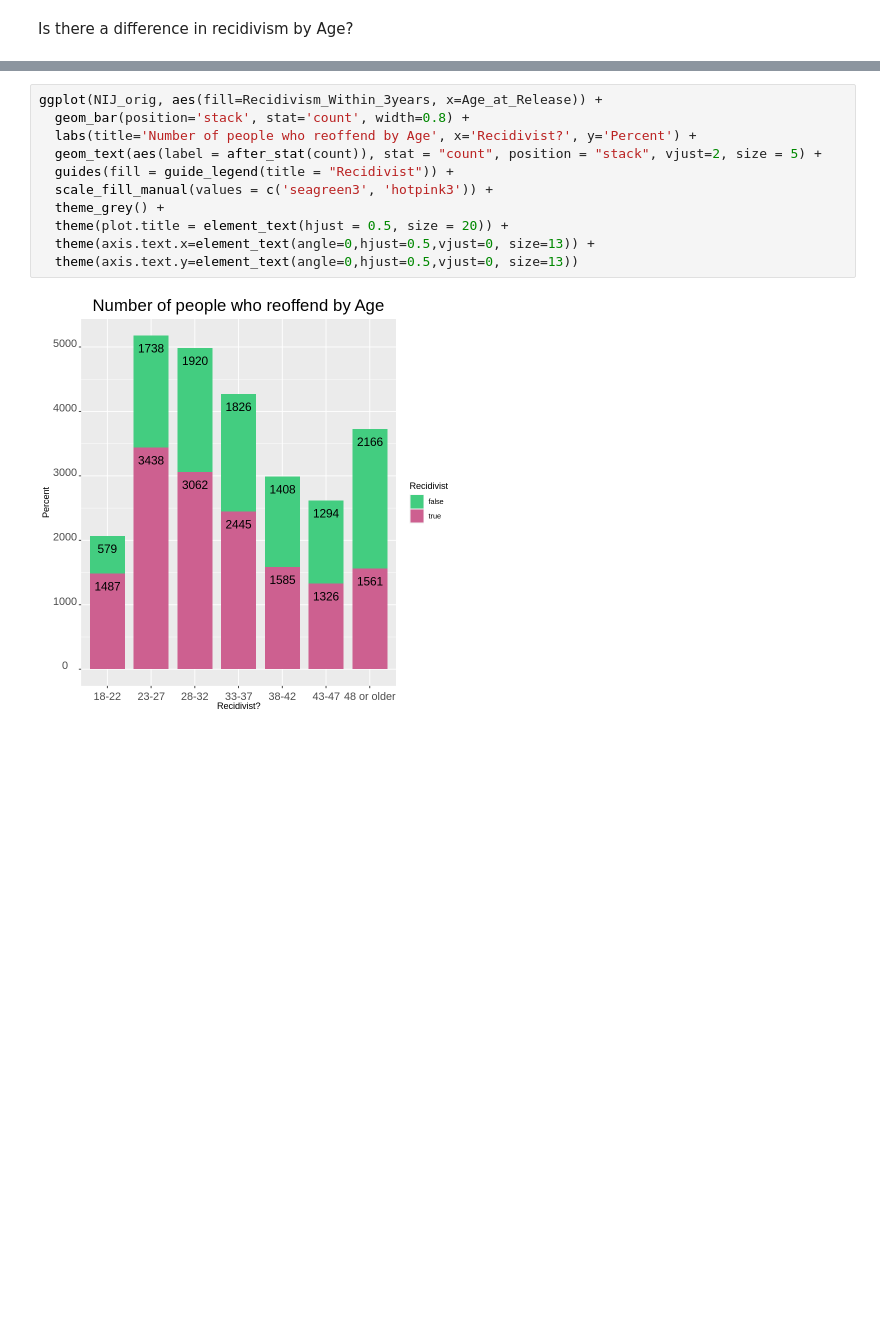
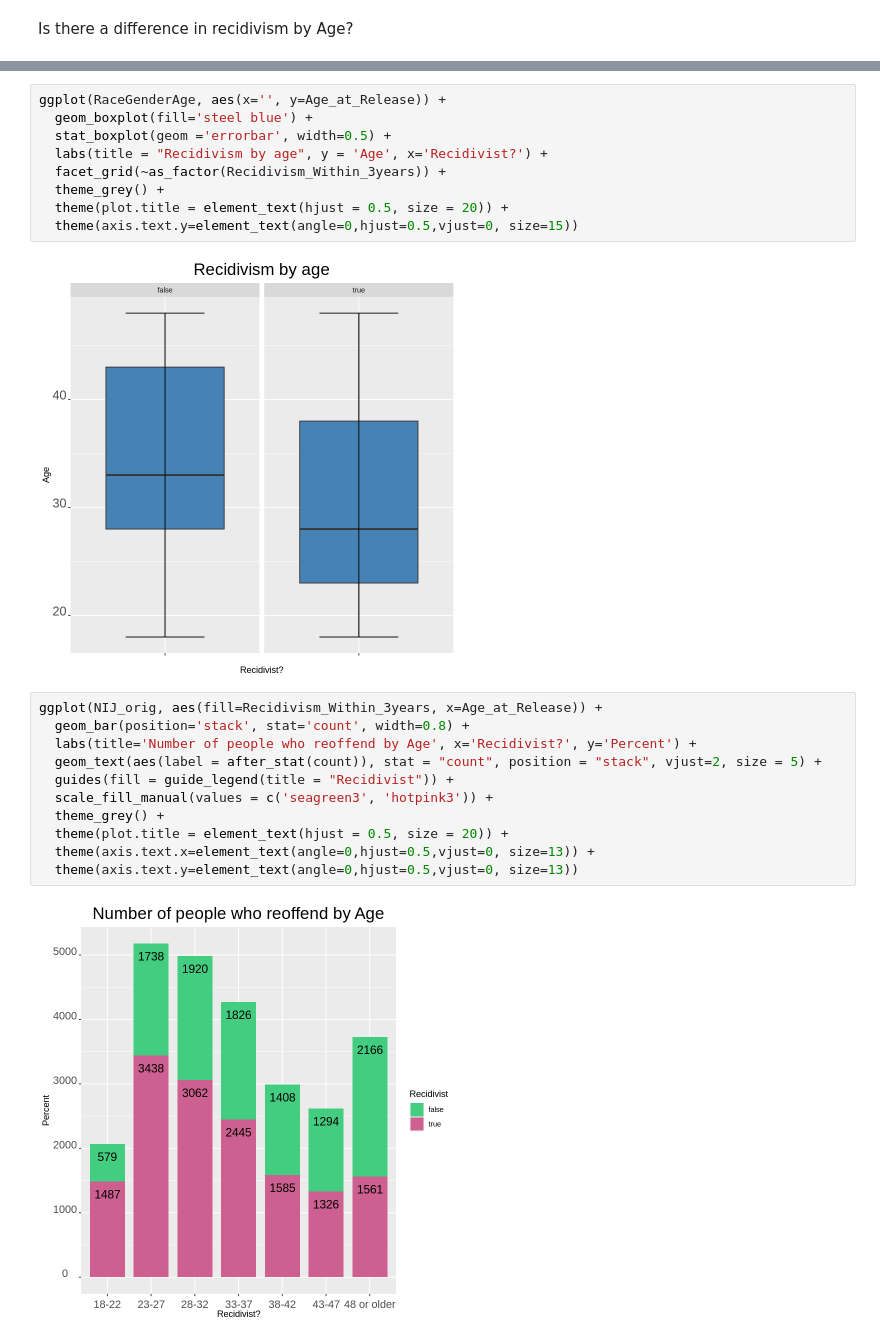
Before and after one commit to feaviolp/msc-project, a Jupyter notebook: NIJ statistics.ipynb, the cells around one changed output, grey strips where cells are left out. Drawn from its saved outputs; the diff is of its cells as text; blank space fills up the shorter version.

```diff
--- a/NIJ statistics.ipynb
+++ b/NIJ statistics.ipynb
@@ -477,3 +507,14 @@ Is there a difference in recidivism by Age?
+# %%
+ggplot(RaceGenderAge, aes(x='', y=Age_at_Release)) +
+  geom_boxplot(fill='steel blue') +
+  stat_boxplot(geom ='errorbar', width=0.5) +
+  labs(title = "Recidivism by age", y = 'Age', x='Recidivist?') +
+  facet_grid(~as_factor(Recidivism_Within_3years)) +
+  theme_grey() +
+  theme(plot.title = element_text(hjust = 0.5, size = 20)) +
+  theme(axis.text.y=element_text(angle=0,hjust=0.5,vjust=0, size=15))
+# %% [output]
+[figure, added]
 # %%
 ggplot(NIJ_orig, aes(fill=Recidivism_Within_3years, x=Age_at_Release)) +
   geom_bar(position='stack', stat='count', width=0.8) +
```
Also changed, not shown: parts of 11 cells of this notebook.
